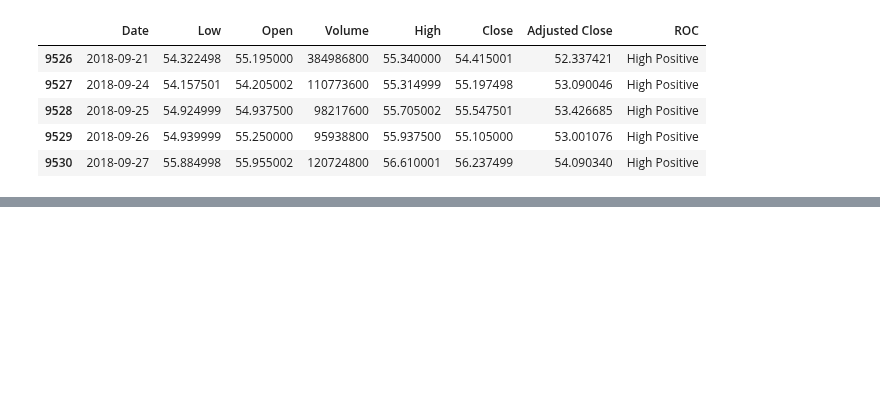
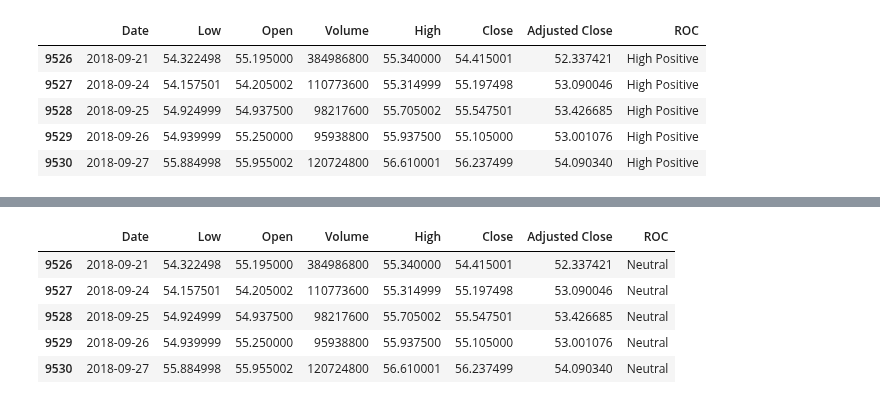
Before and after one commit to nicola-cecere/Stock_Market_TS_Prediction, a Jupyter notebook: movingAverage.ipynb, the cells around one changed output, grey strips where cells are left out. Saved outputs shown, nothing was run; the diff lists cells and outputs as text; code cells hidden in the pictures; blank space fills up the shorter version.

```diff
--- a/movingAverage.ipynb
+++ b/movingAverage.ipynb
@@ -82,0 +127,50 @@ train_binned_roc.tail()
+# %%
+def apply_ema_for_roc(dataframe, ema_window=50, roc_window=5):
+    def bin_roc_adjusted(roc_value):
+        if pd.isna(roc_value):
+            return 'Unknown'  # Handling NaN values separately
+        elif roc_value > 10:
+            return 'Very High Positive'
+        elif roc_value > 5:
+            return 'High Positive'
+        elif roc_value > 1:
+            return 'Low Positive'
+        elif roc_value > -1:
+            return 'Neutral'
+        elif roc_value > -5:
+            return 'Low Negative'
+        else:
+            return 'High Negative'
+
+    df = dataframe.copy()
+
+    # Calculate the 50-Day Exponential Moving Average
+    df['50-Day EMA'] = df['Close'].ewm(span=ema_window, adjust=False).mean()
+
+    # Calculate the Rate of Change for the 50-Day Exponential Moving Average
+    df['EMA Rate of Change'] = df['50-Day EMA'].pct_change(periods=roc_window) * 100
+
+    # Bin the Rate of Change
+    df['ROC'] = df['EMA Rate of Change'].apply(bin_roc_adjusted)
+
+    # Return the dataframe with only the 'ROC Binned Adjusted' column added
+    return dataframe.join(df[['ROC']])
+# %%
+train_size = int(len(df) * 0.9)
+val_size = int(len(df) * 0.05)
+train = df.iloc[:train_size, :]
+val = df.iloc[train_size:train_size + val_size, :]
+test = df.iloc[train_size + val_size:, :]
+# %%
+train = apply_ema_for_roc(train)
+test = apply_ema_for_roc(test)
+val = apply_ema_for_roc(val)
+# %%
+train.tail()
+# %% [output]
+|  | Date | Low | Open | Volume | High | Close | Adjusted Close | ROC |
+| 9526 | 2018-09-21 | 54.322498 | 55.195000 | 384986800 | 55.340000 | 54.415001 | 52.337421 | Neutral |
+| 9527 | 2018-09-24 | 54.157501 | 54.205002 | 110773600 | 55.314999 | 55.197498 | 53.090046 | Neutral |
+| 9528 | 2018-09-25 | 54.924999 | 54.937500 | 98217600 | 55.705002 | 55.547501 | 53.426685 | Neutral |
+| 9529 | 2018-09-26 | 54.939999 | 55.250000 | 95938800 | 55.937500 | 55.105000 | 53.001076 | Neutral |
+| 9530 | 2018-09-27 | 55.884998 | 55.955002 | 120724800 | 56.610001 | 56.237499 | 54.090340 | Neutral |
```
Also changed, not shown: parts of 7 cells of this notebook, 1 other file.
